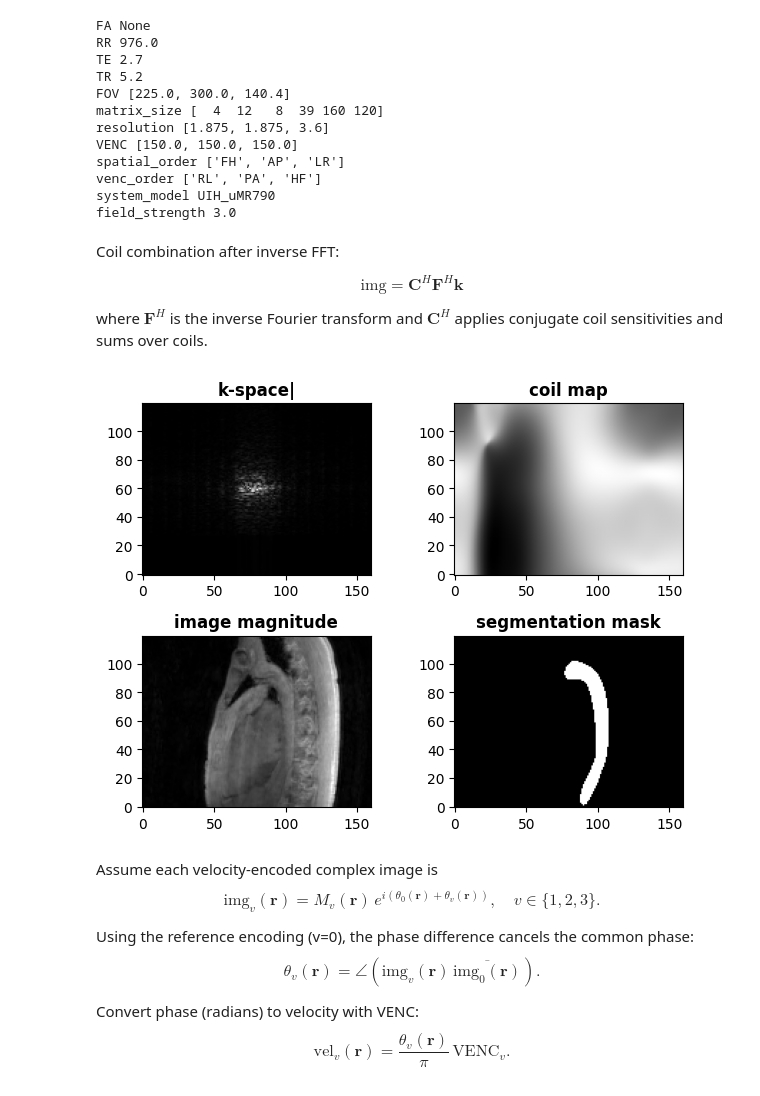
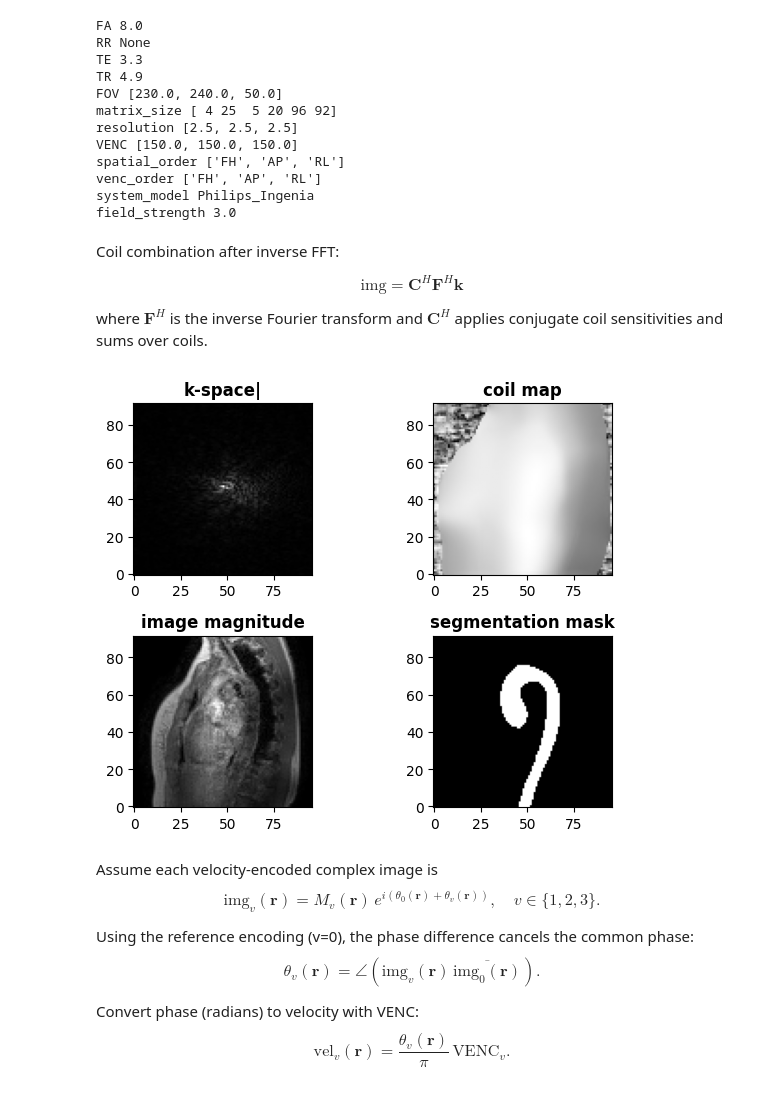
Before and after one commit to CmrxRecon/CMRx4DFlow2026, a Jupyter notebook: CMRx4DFlowReconDemo/ForRecon/0_DataLoadingDemo.ipynb, the cells around one changed output. Drawn from its saved outputs; the diff is of its cells as text; code cells hidden in the pictures.

```diff
--- a/CMRx4DFlowReconDemo/ForRecon/0_DataLoadingDemo.ipynb
+++ b/CMRx4DFlowReconDemo/ForRecon/0_DataLoadingDemo.ipynb
@@ -5,7 +5,7 @@ from Utils import *
 import matplotlib.pyplot as plt
 # %%
 # Read one subject/case from a directory containing the corresponding .mat files
-data_dir = '/mnt/nas/nas3/openData/rawdata/4dFlow/ChallengeData/DemoData'
+data_dir = '/mnt/nas/nas3/openData/rawdata/4dFlow/ChallengeData/Demo/TaskR1R2/TrainSet/Aorta/Center012/Philips_30T_Ingenia/P005/'
 
 # `load_mat` takes the .mat file path and variable name (`key`) as input.
 # It returns a lazy HDF5-like handle (h5py-style): data is not loaded into memory
@@ -29,17 +29,17 @@ SPE, PE, FE = segmask.shape
 for key in params.keys():
     print(key, params[key])
 # %% [output]
-FA None
-RR 976.0
-TE 2.7
-TR 5.2
-FOV [225.0, 300.0, 140.4]
-matrix_size [  4  12   8  39 160 120]
-resolution [1.875, 1.875, 3.6]
+FA 8.0
+RR None
+TE 3.3
+TR 4.9
+FOV [230.0, 240.0, 50.0]
+matrix_size [ 4 25  5 20 96 92]
+resolution [2.5, 2.5, 2.5]
 VENC [150.0, 150.0, 150.0]
-spatial_order ['FH', 'AP', 'LR']
-venc_order ['RL', 'PA', 'HF']
-system_model UIH_uMR790
+spatial_order ['FH', 'AP', 'RL']
+venc_order ['FH', 'AP', 'RL']
+system_model Philips_Ingenia
 field_strength 3.0
 # %% [markdown]
 Coil combination after inverse FFT:
@@ -53,40 +53,40 @@ where $\mathbf{F}^{H}$ is the inverse Fourier transform and $\mathbf{C}^{H}$ app
 img = np.sum(k2i_numpy(kdata_full, ax=[-1, -2, -3]) * np.conj(coilmap), axis=-4)
 # %%
 # Indices to visualize one slice/time/velocity/coil
-showz = 14   # slice index (SPE / z)
-showt = 1    # time frame index (Nt)
+showz = 8   # slice index (SPE / z)
+showt = 2    # time frame index (Nt)
 showv = 2    # velocity-encoding index (Nv)
 showc = 0    # coil/channel index (Nc)
 
 
 # (1) k-space magnitude for the selected (v, t, c, z)
 plt.subplot(221)
 plt.imshow(np.abs(kdata_full[showv, showt, showc, showz, :, :]).T,
            cmap='gray', origin='lower')
 plt.title("k-space|", fontweight='bold')
 
 # (2) coil sensitivity magnitude for the selected coil and slice
 plt.subplot(222)
 plt.imshow(np.abs(coilmap[showc, showz, :, :]).T,
            cmap='gray', origin='lower')
 plt.title("coil map", fontweight='bold')
 
 # (3) reconstructed image magnitude for the selected (v, t, z)
 plt.subplot(223)
 plt.imshow(np.abs(img[showv, showt, showz, :, :]).T,
            cmap='gray', origin='lower')
 plt.title("image magnitude", fontweight='bold')
 
 # (4) segmentation mask for the selected slice
 plt.subplot(224)
 plt.imshow(segmask[showz, :, :].T,
            cmap='gray', origin='lower')
 plt.title("segmentation mask", fontweight='bold')
 
 plt.tight_layout()
 plt.show()
 # %% [output]
-[figure, old version]
+[figure, new version]
 # %% [markdown]
 Assume each velocity-encoded complex image is
 $$
```
Also changed, not shown: parts of 2 cells of this notebook, 13 other files.
